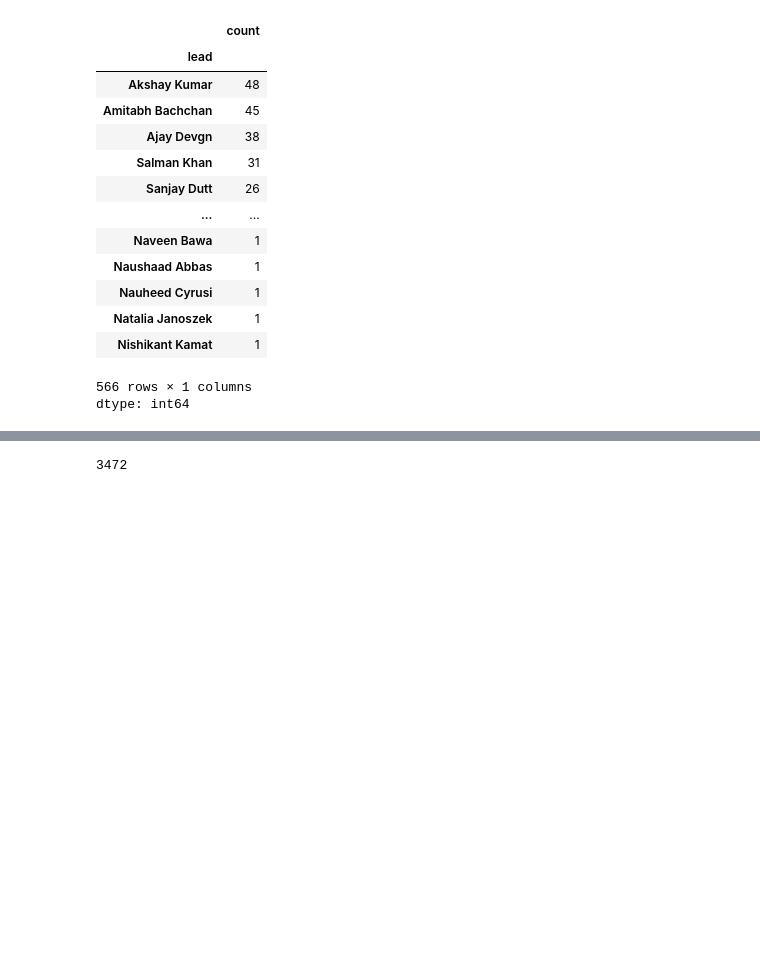
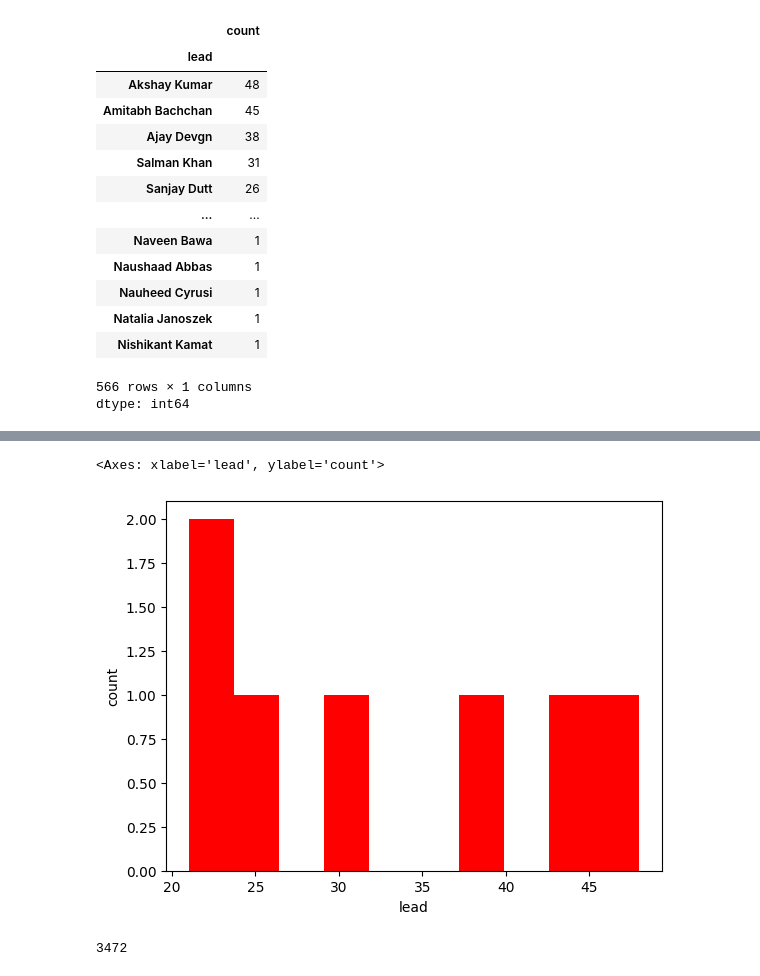
Before and after one commit to 1234ajay768/Ajay, a Jupyter notebook: Pandas_basic.ipynb, the cells around one changed output, grey strips where cells are left out. Cells and saved outputs as stored; diff of their text form; code cells hidden in the pictures; blank space fills up the shorter version.

```diff
--- a/Pandas_basic.ipynb
+++ b/Pandas_basic.ipynb
@@ -688,3 +799,8 @@ dtype: int64
+# %%
+k.plot(kind="hist",xlabel="lead",ylabel="count",color="red")
+# %% [output]
+<Axes: xlabel='lead', ylabel='count'>
+[figure, added]
 # %%
 #astype
 import sys
```
Also changed, not shown: parts of 55 cells of this notebook.
